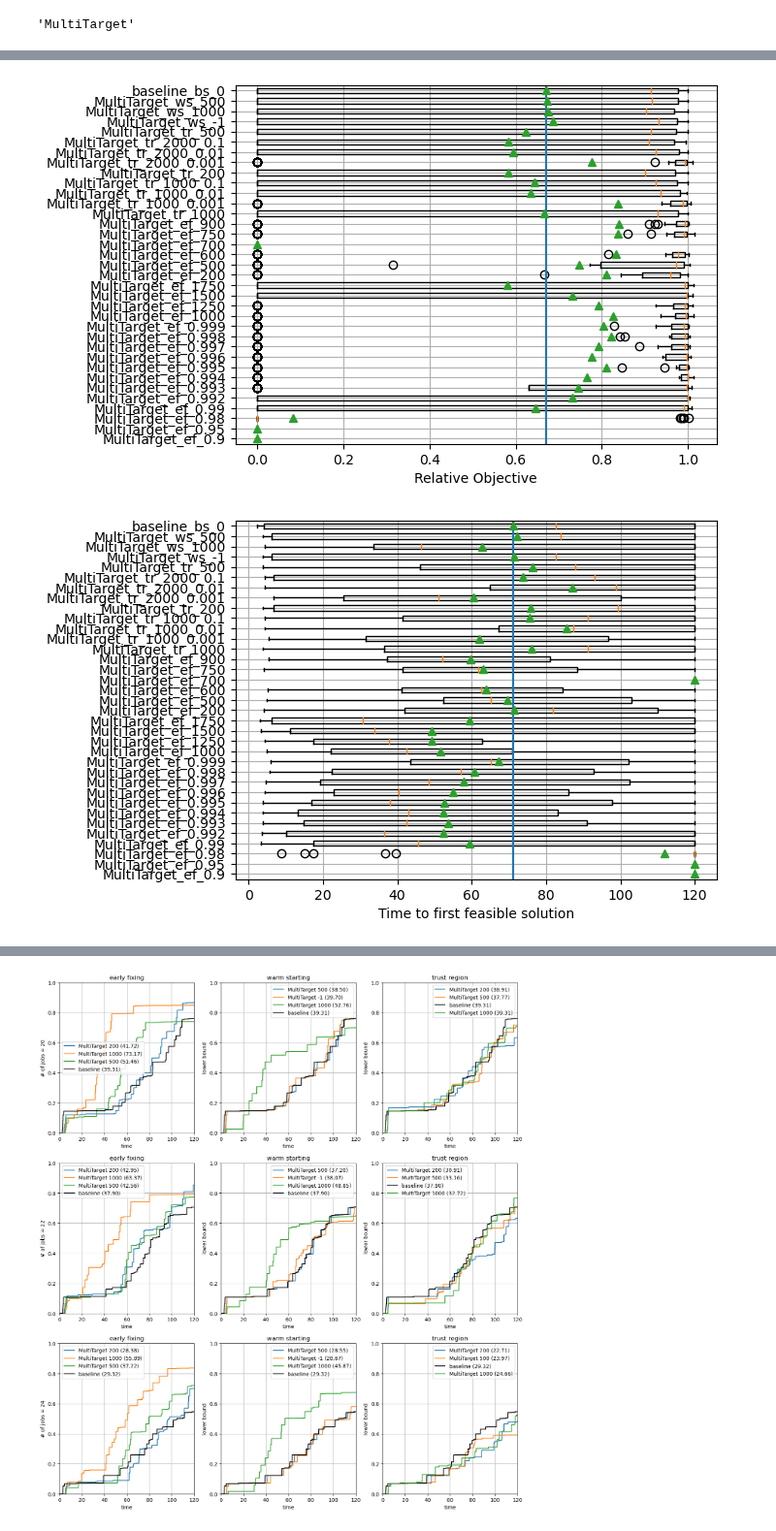
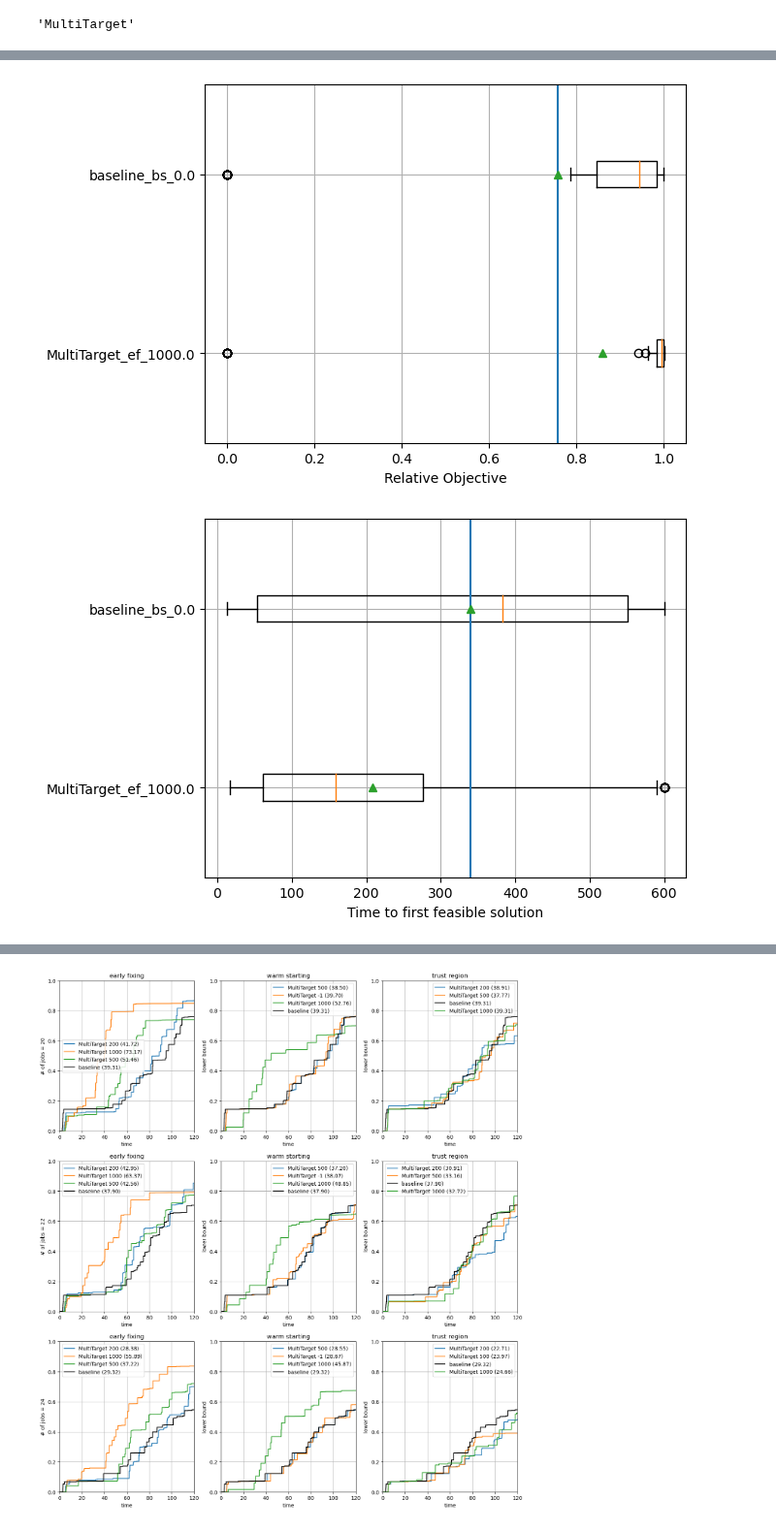
Before and after one commit to gos-ufsc/sat-gnn, a Jupyter notebook: notebooks/5.1-bmp-heuristics-evaluation.ipynb, the cells around one changed output, grey strips where cells are left out. Shown at 97% size. Cells and saved outputs as stored; diff of their text form; code cells hidden in the pictures.

```diff
--- a/notebooks/5.1-bmp-heuristics-evaluation.ipynb
+++ b/notebooks/5.1-bmp-heuristics-evaluation.ipynb
@@ -18,11 +21,11 @@ import wandb
 from src.utils import normalize_curve, compute_integral
 # %%
 # results_dir = Path('../data/results/2min')
-results_dir = Path('../data/results/')
+results_dir = Path('../data/results/parallel')
 opts_dir = Path('../data/interim/')
 
 T = 125
-TIME_BUDGET = 2 * 60
+TIME_BUDGET = 10 * 60
 # net_id = 'gbmooeqh'  # Optimals
 net_id = 'xae9giql'  # MultiTarget
 all_shortnames = set()
@@ -33,7 +36,7 @@ for fp in results_dir.glob(f'{net_id}_*_{T}_*.json'):
         all_shortnames.add('_'.join(fp.name.split('_')[:3]))
 
 # all_shortnames = {'_'.join(fp.name.split('_')[:3]) for fp in results_dir.glob(f'{net_id}_*_{T}_*.json')}
-all_shortnames.add('baseline_bs_0')
+all_shortnames.add('baseline_bs_0.0')
 all_shortnames
 for shortname in sorted(all_shortnames):
     print(shortname)
@@ -142,18 +118,18 @@ for n in ns_to_drop:
 # %%
 rel_objs = list()
 sns = sorted(sns)
 for sn in sns:
     df = dfs[sn]
     rel_objs.append((df['objective'] / df['opt_obj']).values)
     # (df['objective'] / df['opt_obj']).plot.box(showmeans=True)
 plt.boxplot(rel_objs, labels=sns, vert=False, showmeans=True)
-plt.vlines((dfs['baseline_bs_0']['objective'] / dfs['baseline_bs_0']['opt_obj']).mean(), *plt.ylim())
+plt.vlines((dfs['baseline_bs_0.0']['objective'] / dfs['baseline_bs_0.0']['opt_obj']).mean(), *plt.ylim())
 # plt.xlim(0.8,1)
 plt.xlabel('Relative Objective')
 plt.grid()
 plt.show()
 # %% [output]
-[figure, old version]
+[figure, new version]
 # %%
 ttfs = list()
 for sn in sns:
@@ -161,13 +137,13 @@ for sn in sns:
     ttfs.append(df['time_to_feasible'].values)
     # (df['objective'] / df['opt_obj']).plot.box(showmeans=True)
 plt.boxplot(ttfs, labels=sns, vert=False, showmeans=True)
-plt.vlines(dfs['baseline_bs_0']['time_to_feasible'].mean(), *plt.ylim())
+plt.vlines(dfs['baseline_bs_0.0']['time_to_feasible'].mean(), *plt.ylim())
 # plt.xlim(0,TIME_BUDGET)
 plt.xlabel('Time to first feasible solution')
 plt.grid()
 plt.show()
 # %% [output]
-[figure, old version]
+[figure, new version]
 # %%
 # TODO: baseline is different for every method, as it should take on account the
 # feasibility
```
Also changed, not shown: parts of 4 cells of this notebook, 1 other file.
